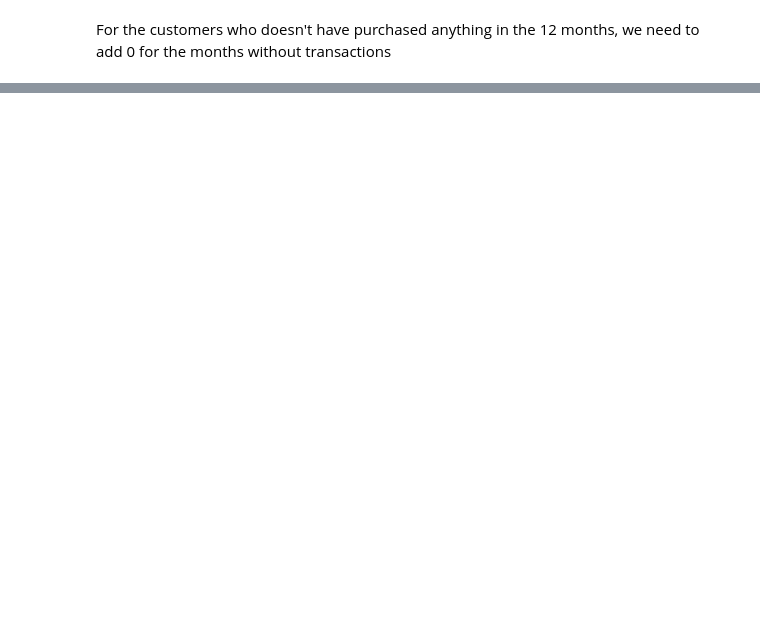
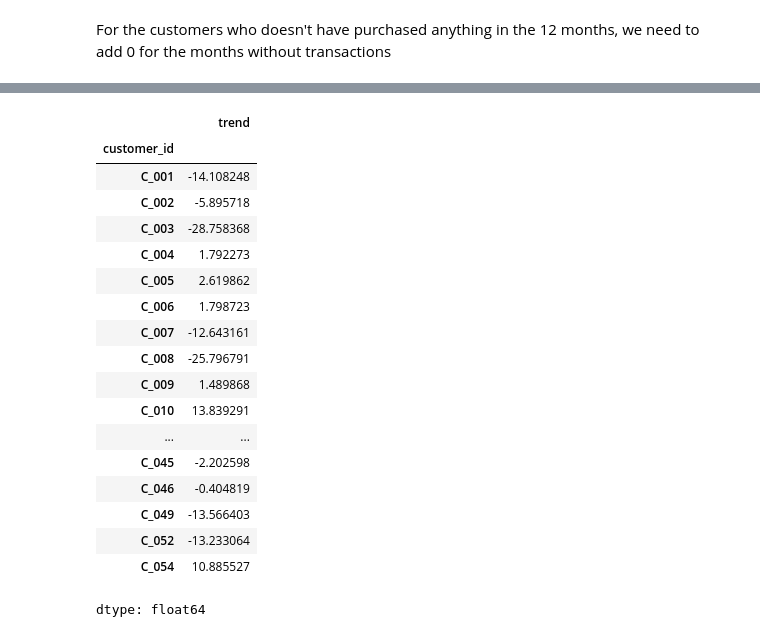
Before and after one commit to gurezende/Linear-Regression-Churn, a Jupyter notebook: When_Customer_Stop_Buy.ipynb, the cells around one changed output, grey strips where cells are left out. Drawn from its saved outputs; the diff is of its cells as text; code cells hidden in the pictures; blank space fills up the shorter version.

```diff
--- a/When_Customer_Stop_Buy.ipynb
+++ b/When_Customer_Stop_Buy.ipynb
@@ -204,0 +218,26 @@ np.float64(-14.349786961979431)
+# %%
+# Apply to all customers
+df_group['trend'] = df_group['customer_id'].apply(get_trend_degrees)
+# %%
+# View trends
+df_group.groupby('customer_id').trend.mean().head(35)
+# %% [output]
+|  | trend |
+| customer_id |  |
+| C_001 | -14.108248 |
+| C_002 | -5.895718 |
+| C_003 | -28.758368 |
+| C_004 | 1.792273 |
+| C_005 | 2.619862 |
+| C_006 | 1.798723 |
+| C_007 | -12.643161 |
+| C_008 | -25.796791 |
+| C_009 | 1.489868 |
+| C_010 | 13.839291 |
+| ... | ... |
+| C_045 | -2.202598 |
+| C_046 | -0.404819 |
+| C_049 | -13.566403 |
+| C_052 | -13.233064 |
+| C_054 | 10.885527 |
+dtype: float64
```
Also changed, not shown: parts of 9 cells of this notebook.
